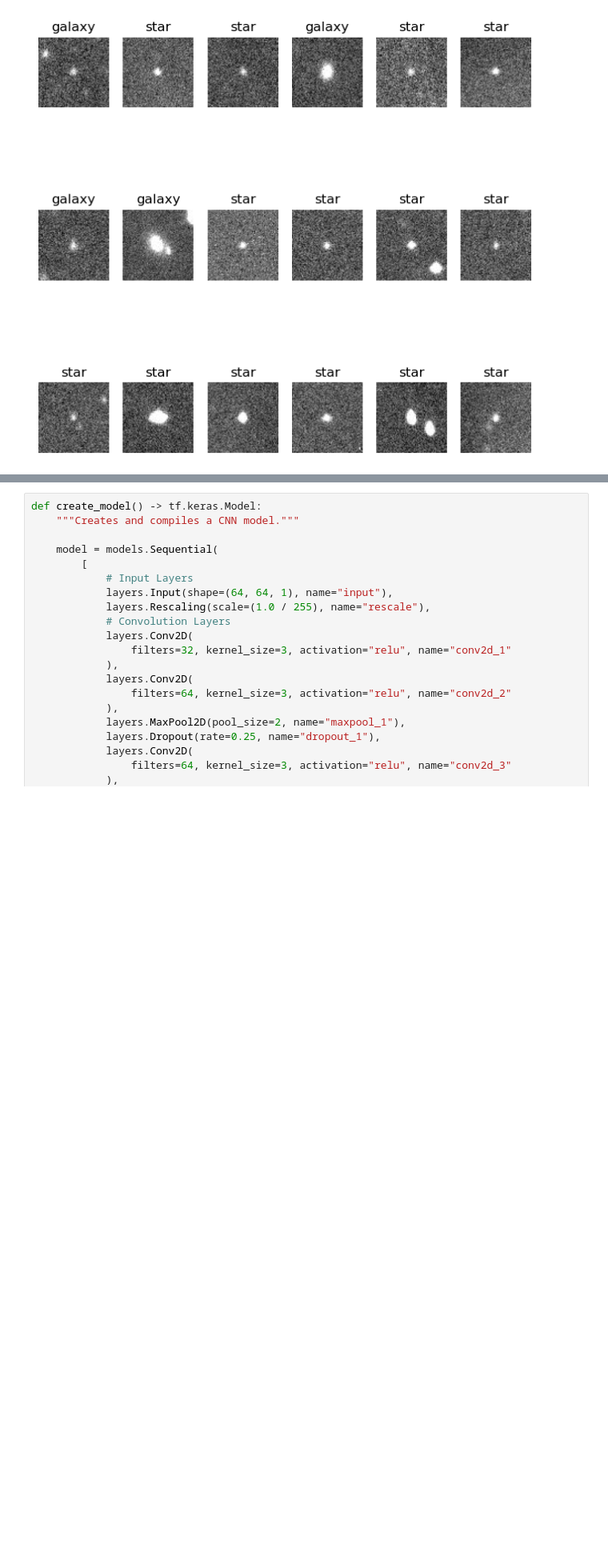
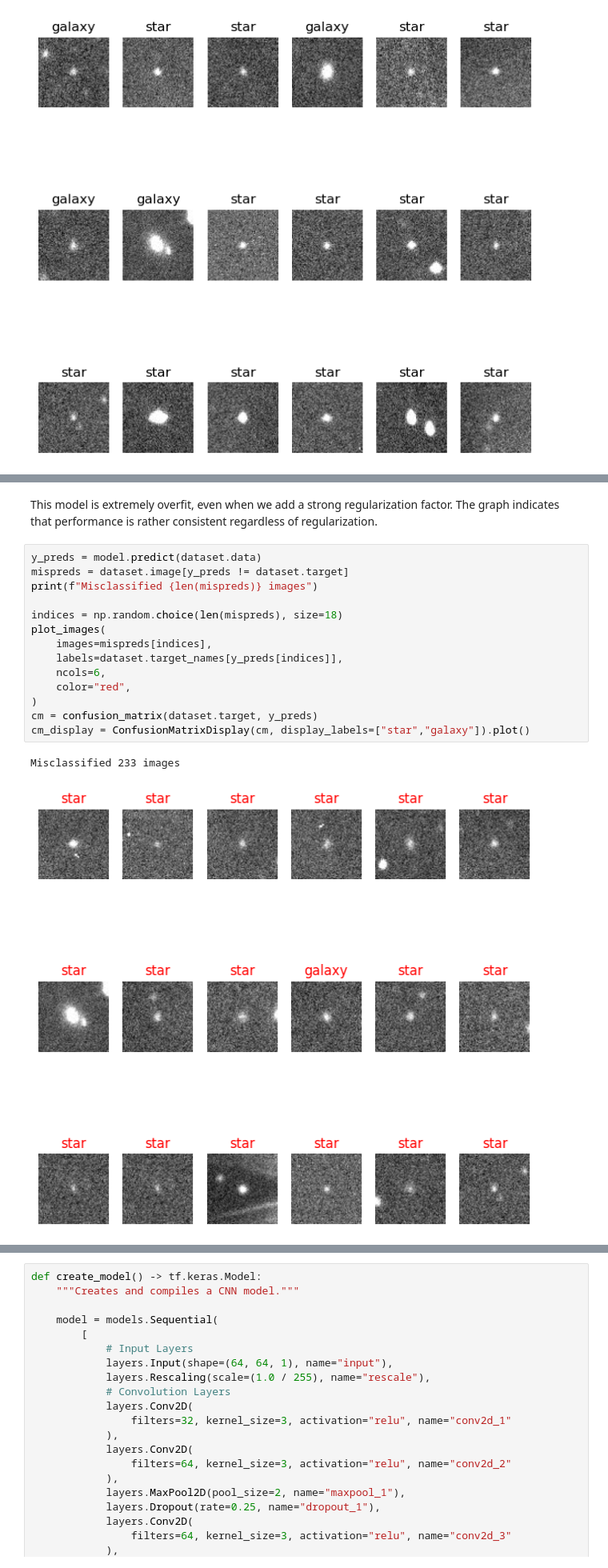
Before and after one commit to pavalos6401/ml-term-project, a Jupyter notebook: notebook.ipynb, the cells around one changed output, grey strips where cells are left out. Shown at 80% size. Cells and saved outputs as stored; diff of their text form; blank space fills up the shorter version.

```diff
--- a/notebook.ipynb
+++ b/notebook.ipynb
@@ -86,0 +307,19 @@ plot_images(
+# %% [markdown]
+This model is extremely overfit, even when we add a strong regularization factor. The graph indicates that performance is rather consistent regardless of regularization.
+# %%
+y_preds = model.predict(dataset.data)
+mispreds = dataset.image[y_preds != dataset.target]
+print(f"Misclassified {len(mispreds)} images")
+
+indices = np.random.choice(len(mispreds), size=18)
+plot_images(
+    images=mispreds[indices],
+    labels=dataset.target_names[y_preds[indices]],
+    ncols=6,
+    color="red",
+)
+cm = confusion_matrix(dataset.target, y_preds)
+cm_display = ConfusionMatrixDisplay(cm, display_labels=["star","galaxy"]).plot()
+# %% [output]
+Misclassified 233 images
+[figure, added]
```
Also changed, not shown: parts of 18 cells of this notebook.
